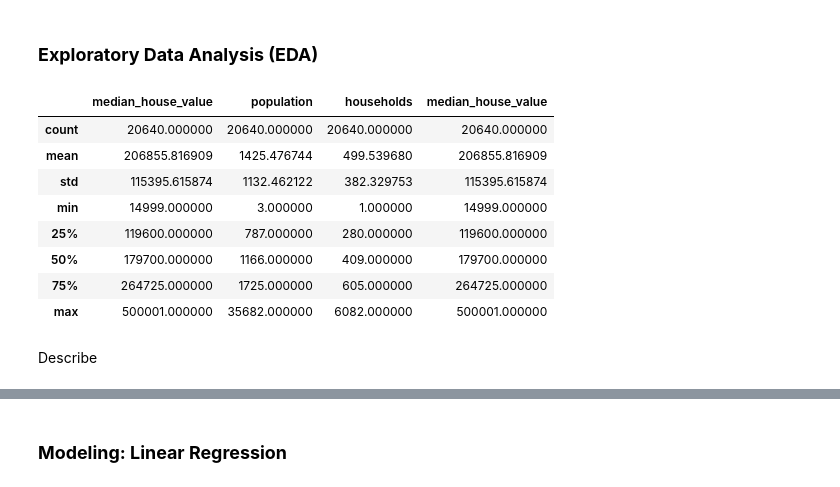
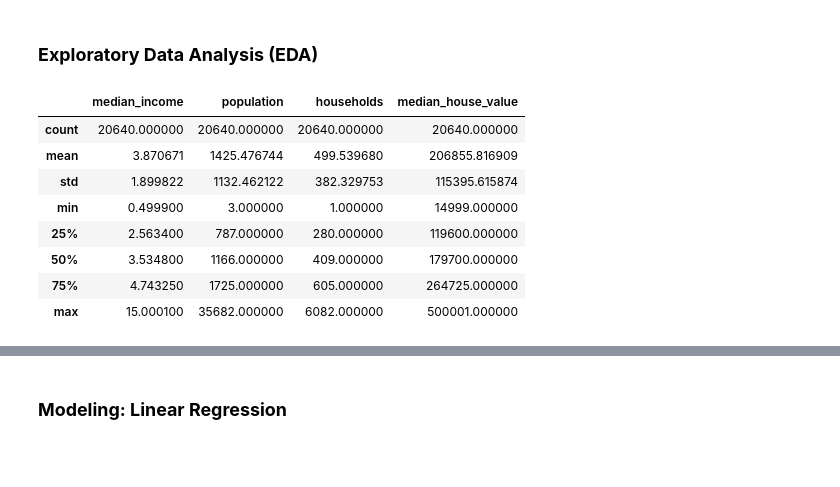
Before and after one commit to imdarshik/CSCN8010-labs, a Jupyter notebook: week3/house_price_predictor.ipynb, the cells around one changed output, grey strips where cells are left out. Drawn from its saved outputs; the diff is of its cells as text; code cells hidden in the pictures; blank space fills up the shorter version.

```diff
--- a/week3/house_price_predictor.ipynb
+++ b/week3/house_price_predictor.ipynb
@@ -57,17 +57,15 @@ memory usage: 1.6+ MB
 # %%
 # Explore statistics for the following variables:
 # Independent variables: median income, population & number of housholds
 # Dependent variable: median house value
-df[["median_house_value", "population", "households", "median_house_value"]].describe()
+df[["median_income", "population", "households", "median_house_value"]].describe()
 # %% [output]
-|  | median_house_value | population | households | median_house_value |
+|  | median_income | population | households | median_house_value |
 | count | 20640.000000 | 20640.000000 | 20640.000000 | 20640.000000 |
-| mean | 206855.816909 | 1425.476744 | 499.539680 | 206855.816909 |
-| std | 115395.615874 | 1132.462122 | 382.329753 | 115395.615874 |
-| min | 14999.000000 | 3.000000 | 1.000000 | 14999.000000 |
-| 25% | 119600.000000 | 787.000000 | 280.000000 | 119600.000000 |
-| 50% | 179700.000000 | 1166.000000 | 409.000000 | 179700.000000 |
-| 75% | 264725.000000 | 1725.000000 | 605.000000 | 264725.000000 |
-| max | 500001.000000 | 35682.000000 | 6082.000000 | 500001.000000 |
+| mean | 3.870671 | 1425.476744 | 499.539680 | 206855.816909 |
+| std | 1.899822 | 1132.462122 | 382.329753 | 115395.615874 |
+| min | 0.499900 | 3.000000 | 1.000000 | 14999.000000 |
+| 25% | 2.563400 | 787.000000 | 280.000000 | 119600.000000 |
+| 50% | 3.534800 | 1166.000000 | 409.000000 | 179700.000000 |
+| 75% | 4.743250 | 1725.000000 | 605.000000 | 264725.000000 |
+| max | 15.000100 | 35682.000000 | 6082.000000 | 500001.000000 |
-# %% [markdown]
-Describe
```
Also changed, not shown: parts of 15 cells of this notebook.
